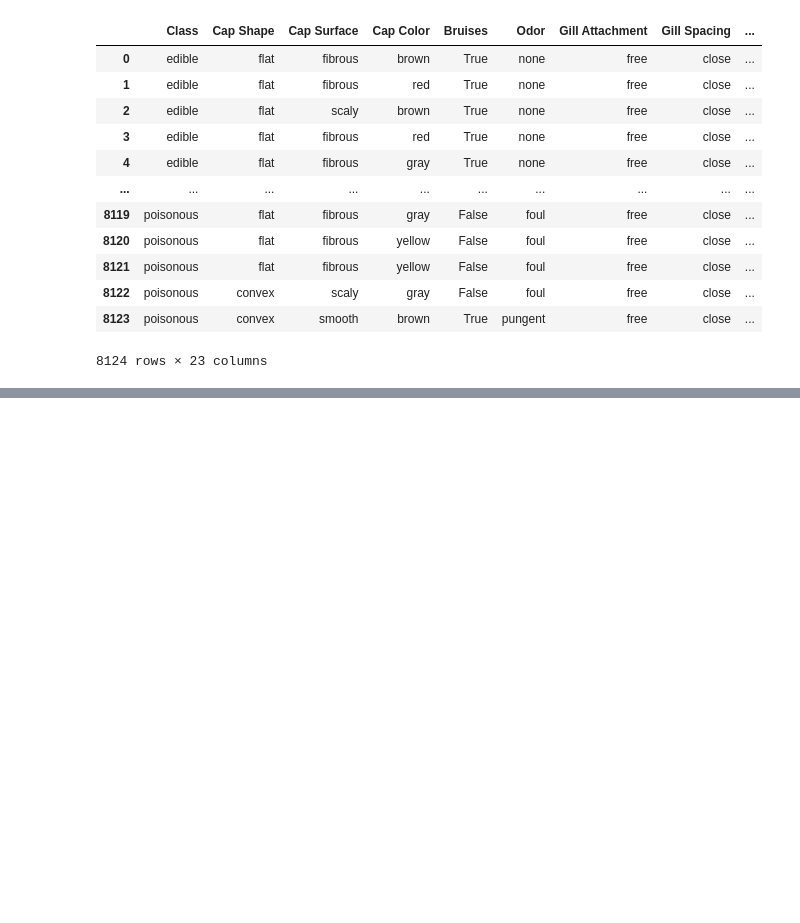
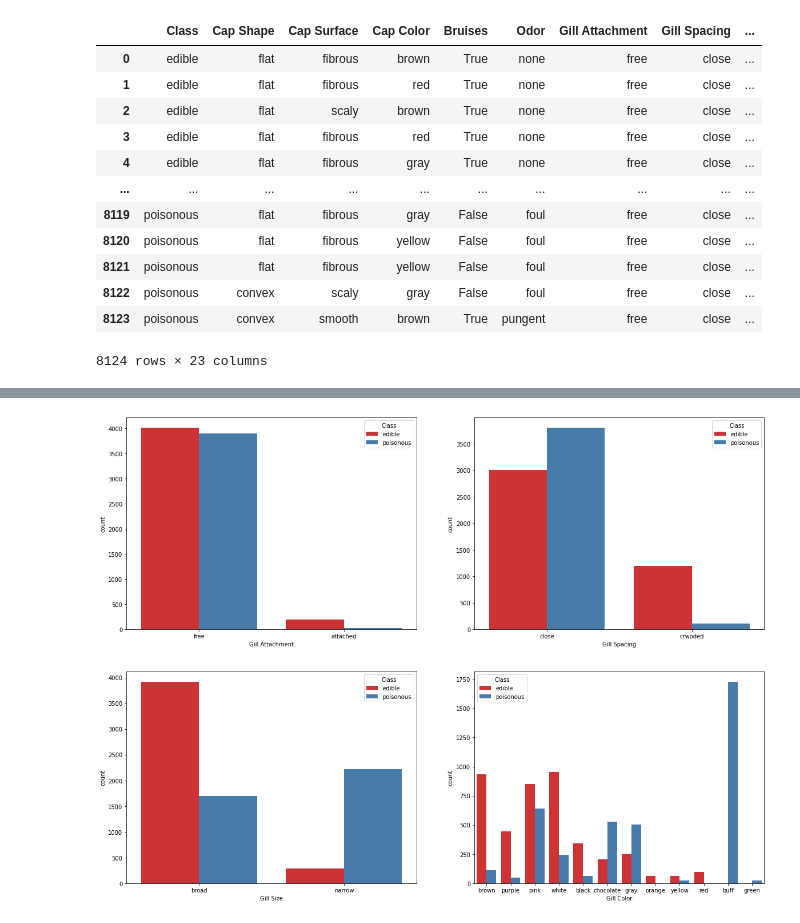
Before and after one commit to data301-2020-winter2/course-project-group_1009, a Jupyter notebook: analysis/alessandro_pisa/milestone2.ipynb, the cells around one changed output, grey strips where cells are left out. Drawn from its saved outputs; the diff is of its cells as text; code cells hidden in the pictures; blank space fills up the shorter version.

```diff
--- a/analysis/alessandro_pisa/milestone2.ipynb
+++ b/analysis/alessandro_pisa/milestone2.ipynb
@@ -103,0 +51,4 @@ df.describe(include='all')
+# %%
+project_functions.show_gill_related_features(df)
+# %% [output]
+[figure, added]
```
Also changed, not shown: parts of 25 cells of this notebook, 2 other files.
